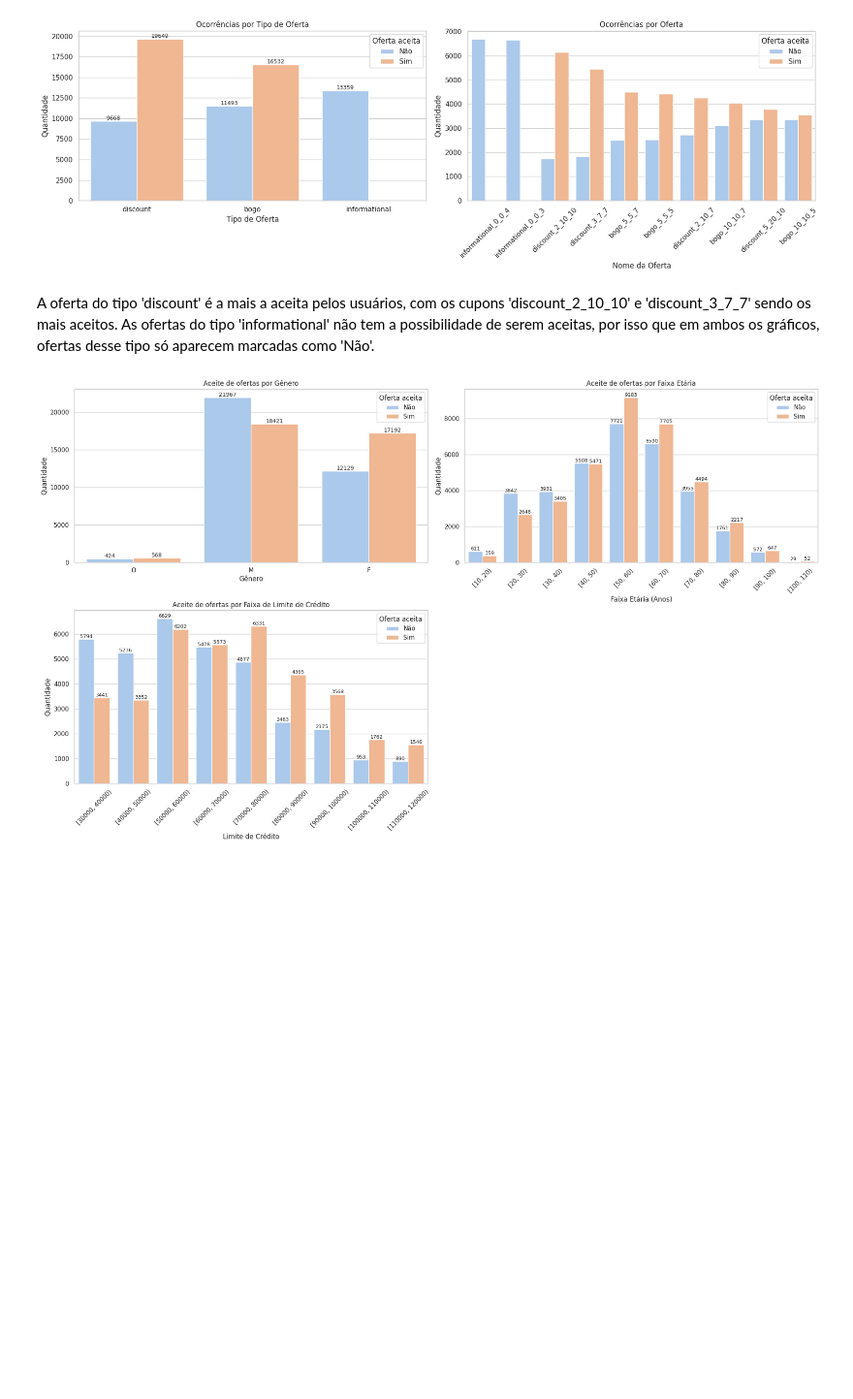
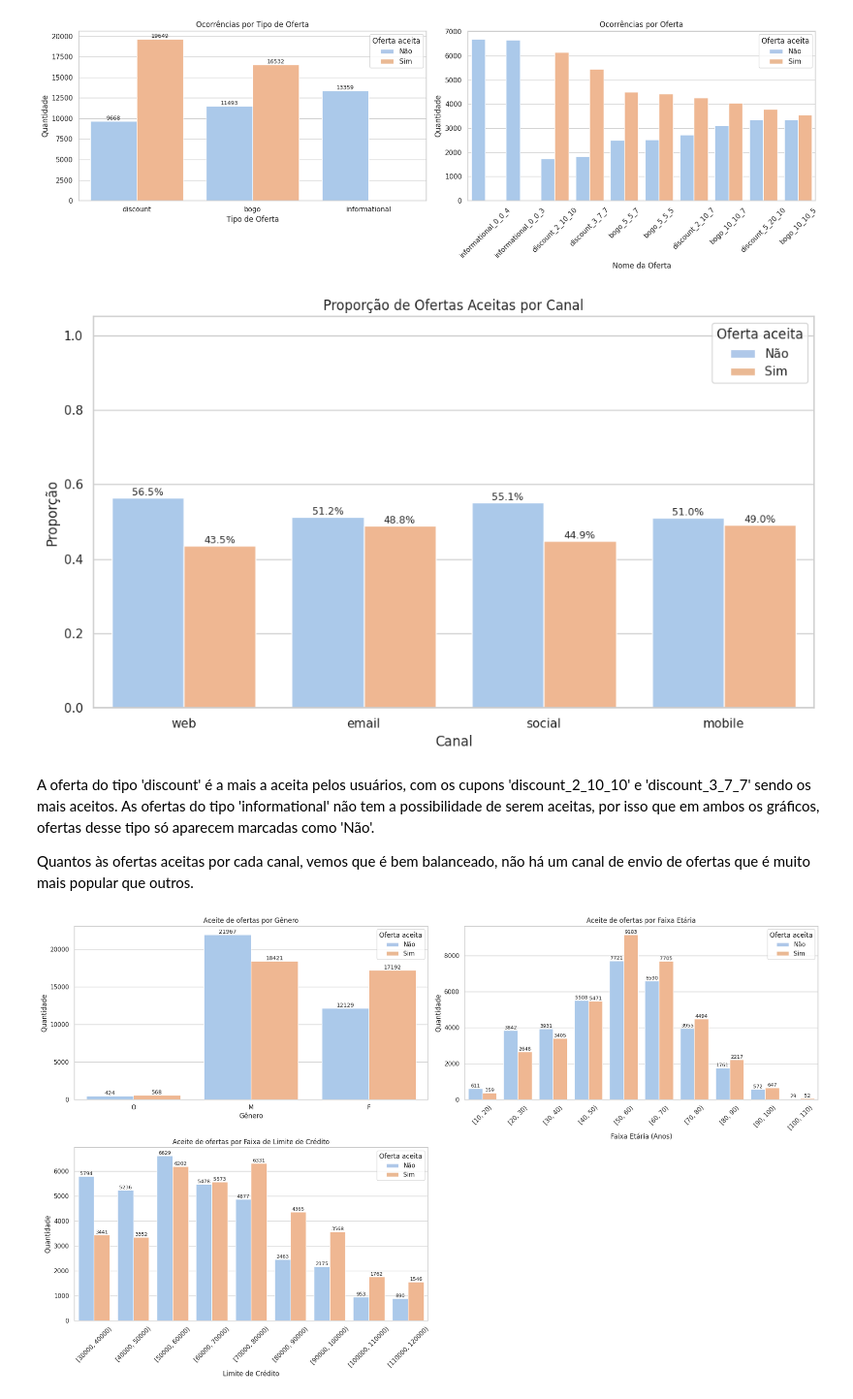
Before and after one commit to poleana/desafio-ofertas, a Jupyter notebook: notebooks/1_data_processing.ipynb, the cells around one changed output. Shown at 97% size. Saved outputs shown, nothing was run; the diff lists cells and outputs as text; code cells hidden in the pictures; blank space fills up the shorter version.

```diff
--- a/notebooks/1_data_processing.ipynb
+++ b/notebooks/1_data_processing.ipynb
@@ -1383,8 +1399,44 @@ plt.tight_layout()
 plt.show()
 # %% [output]
 [figure]
+# %%
+from pyspark.sql.functions import col, count, lit
+
+channels = ['web', 'email', 'social', 'mobile']
+dfs = []
+
+for ch in channels:
+    df_ch = df_offers_profile_adjusted.filter(col(ch) == 1).groupBy("successful_offer").agg(count("*").alias("count")).withColumn("channel", lit(ch))
+    dfs.append(df_ch)
+df_combined = dfs[0]
+for df in dfs[1:]:
+    df_combined = df_combined.unionByName(df)
+
+df_pd = df_combined.toPandas()
+df_pd["proporcao"] = df_pd.groupby("channel")["count"].transform(lambda x: x / x.sum())
+df_pd["successful_offer"] = df_pd["successful_offer"].map({0: "Não aceita", 1: "Aceita"})
+
+
+plt.figure(figsize=(10, 6))
+ax = sns.barplot(data=df_pd, x="channel", y="proporcao", hue="successful_offer", palette="pastel")
+ax.set_title("Proporção de Ofertas Aceitas por Canal")
+ax.set_xlabel("Canal")
+ax.set_ylabel("Proporção")
+ax.set_ylim(0, 1.05)
+ax.legend(handles=[Patch(facecolor='#AFC8E9', label='Não'),Patch(facecolor='#EAB994', label='Sim')], title="Oferta aceita")
+
+for container in ax.containers:
+    labels = [f"{val*100:.1f}%" if val > 0 else "" for val in container.datavalues]
+    ax.bar_label(container, labels=labels, label_type='edge', fontsize=9)
+
+plt.tight_layout()
+plt.show()
+# %% [output]
+[figure, added]
 # %% [markdown]
 A oferta do tipo 'discount' é a mais a aceita pelos usuários, com os cupons 'discount_2_10_10' e 'discount_3_7_7' sendo os mais aceitos. As ofertas do tipo 'informational' não tem a possibilidade de serem aceitas, por isso que em ambos os gráficos, ofertas desse tipo só aparecem marcadas como 'Não'.
+
+Quantos às ofertas aceitas por cada canal, vemos que é bem balanceado, não há um canal de envio de ofertas que é muito mais popular que outros.
 # %%
 import pandas as pd
 
```
Also changed, not shown: parts of 14 cells of this notebook, 9 other files.
